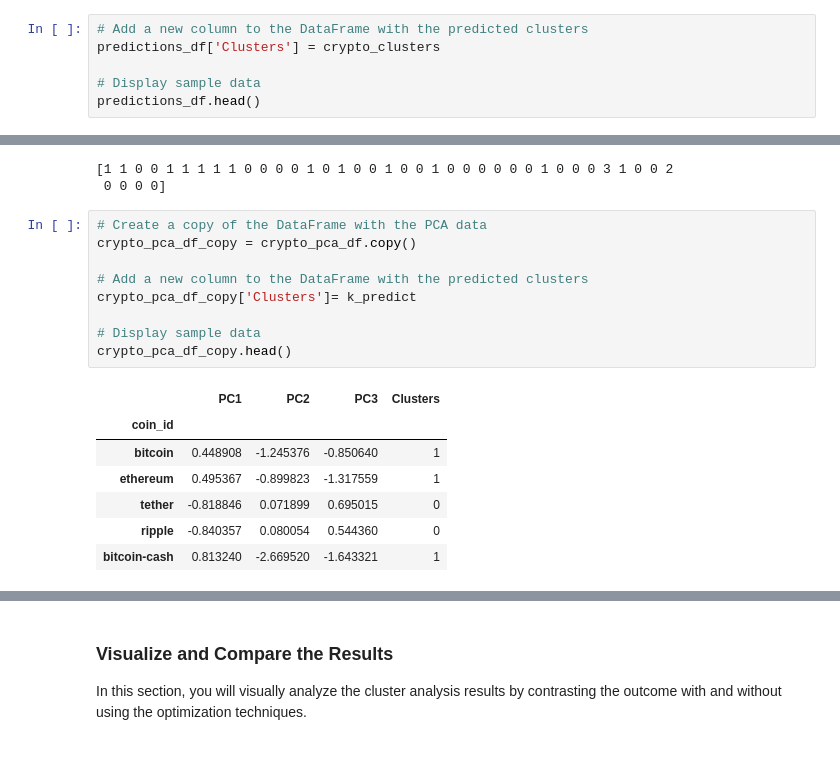
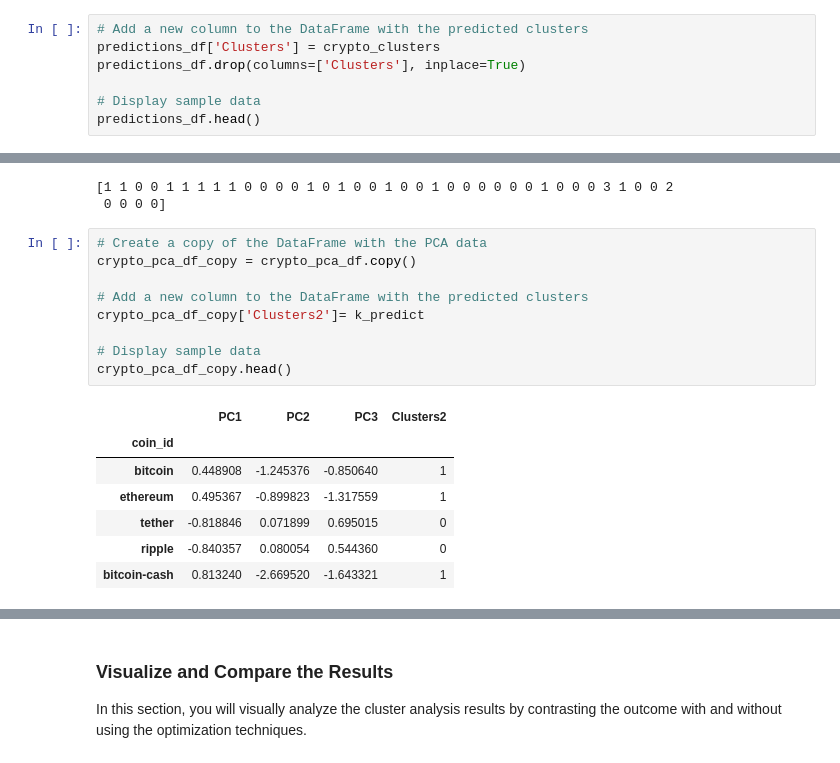
Before and after one commit to meehal0203/CryptoClustering, a Jupyter notebook: Crypto_Clustering.ipynb, the cells around one changed output, grey strips where cells are left out. Saved outputs shown, nothing was run; the diff lists cells and outputs as text.

```diff
--- a/Crypto_Clustering.ipynb
+++ b/Crypto_Clustering.ipynb
@@ -190,6 +191,7 @@ predictions_df.head()
 # %%
 # Add a new column to the DataFrame with the predicted clusters
 predictions_df['Clusters'] = crypto_clusters
+predictions_df.drop(columns=['Clusters'], inplace=True)
 
 # Display sample data
 predictions_df.head()
@@ -350,14 +352,14 @@ print(k_predict)
 # %%
 # Create a copy of the DataFrame with the PCA data
 crypto_pca_df_copy = crypto_pca_df.copy()
 
 # Add a new column to the DataFrame with the predicted clusters
-crypto_pca_df_copy['Clusters']= k_predict
+crypto_pca_df_copy['Clusters2']= k_predict
 
 # Display sample data
 crypto_pca_df_copy.head()
 # %% [output]
-|  | PC1 | PC2 | PC3 | Clusters |
+|  | PC1 | PC2 | PC3 | Clusters2 |
 | coin_id |  |  |  |  |
 | bitcoin | 0.448908 | -1.245376 | -0.850640 | 1 |
 | ethereum | 0.495367 | -0.899823 | -1.317559 | 1 |
```
Also changed, not shown: parts of 7 cells of this notebook.
